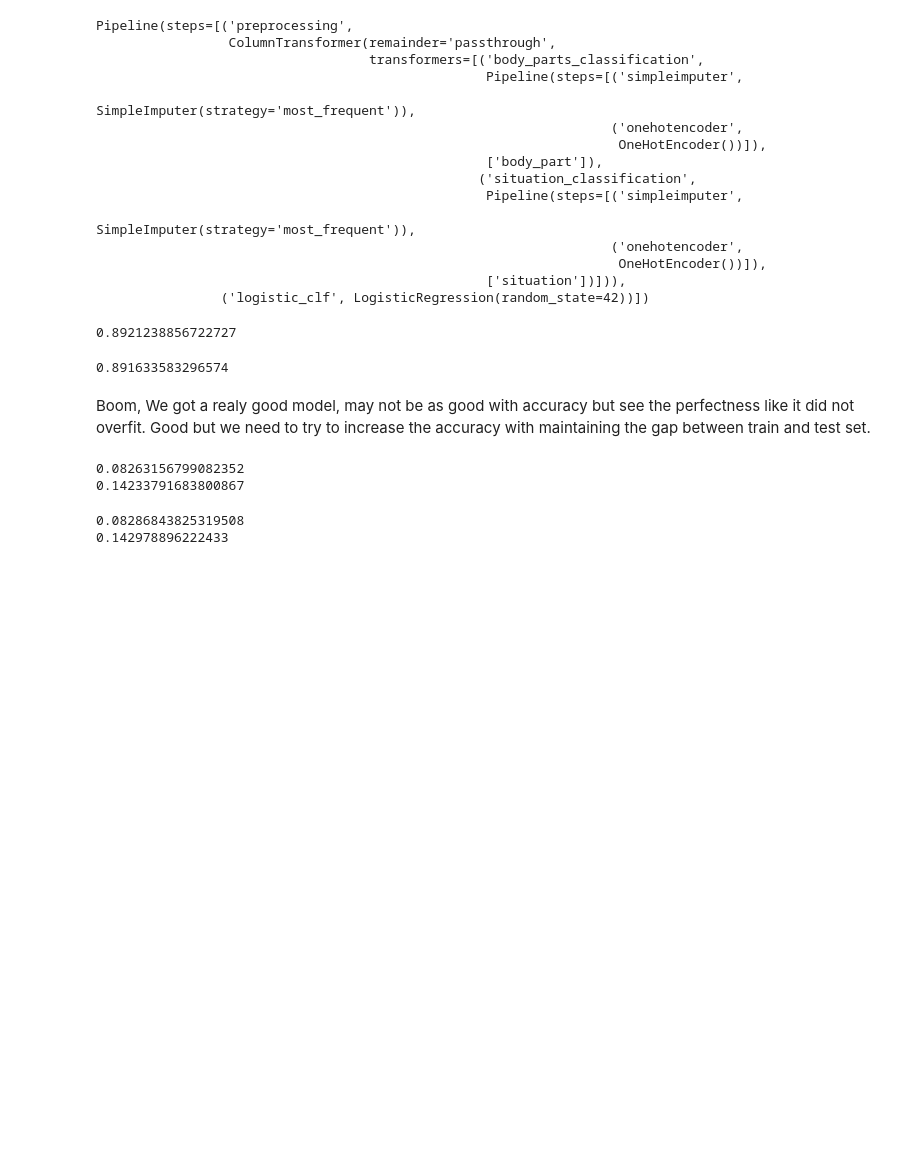
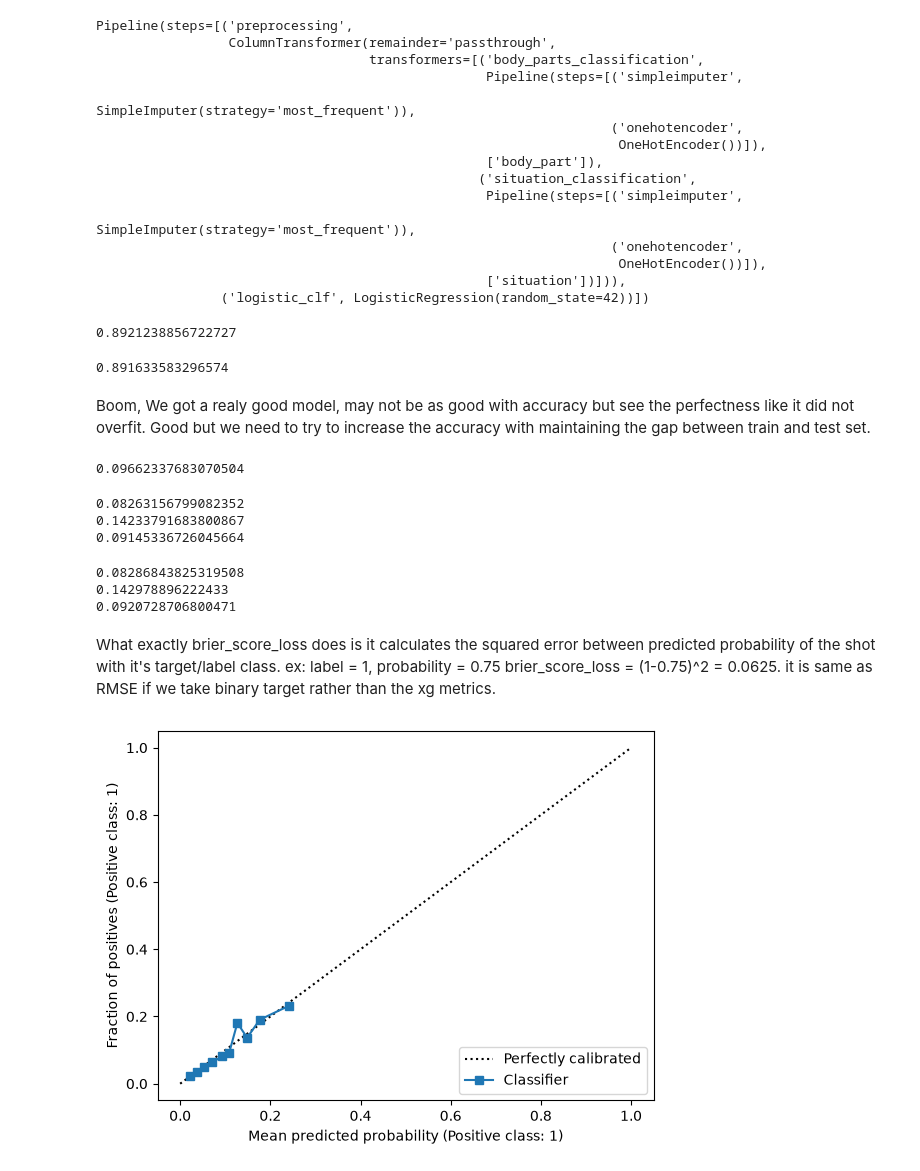
Before and after one commit to AtharvaManale/xG-predict, a Jupyter notebook: notebooks/preprocessing_and_experimentation.ipynb, the cells around one changed output. Saved outputs shown, nothing was run; the diff lists cells and outputs as text; code cells hidden in the pictures; blank space fills up the shorter version.

Commit message:
Performance Metrics: brier_score_loss, calibration

```diff
--- a/notebooks/preprocessing_and_experimentation.ipynb
+++ b/notebooks/preprocessing_and_experimentation.ipynb
@@ -103,19 +104,41 @@ accuracy_score(y_test, predictions)
 0.891633583296574
 # %% [markdown]
 Boom, We got a realy good model, may not be as good with accuracy but see the perfectness like it did not overfit. Good but we need to try to increase the accuracy with maintaining the gap between train and test set.
+# %%
+# baseline understat's xg
+baseline_probablity = np.mean(np.asarray(y_train).ravel())
+baseline_predictions = np.full(len(y_test), baseline_probablity)
+print(brier_score_loss(np.asarray(y_test).ravel(), baseline_predictions))
+# %% [output]
+0.09662337683070504
 # %%
 # predicted xG for trainset
 predicted_xG_train = logistic_pipeline.predict_proba(X_train)[:, 1]
 print(mean_absolute_error(xg_train, predicted_xG_train))
 print(root_mean_squared_error(xg_train, predicted_xG_train))
+actual_goals_train = np.asarray(y_train).ravel()
+print(brier_score_loss(actual_goals_train, predicted_xG_train))
 # %% [output]
 0.08263156799082352
 0.14233791683800867
+0.09145336726045664
 # %%
 # predicted xG for testset
 predicted_xG_test = logistic_pipeline.predict_proba(X_test)[:, 1]
 print(mean_absolute_error(xg_test, predicted_xG_test))
 print(root_mean_squared_error(xg_test, predicted_xG_test))
+actual_goals_test = np.asarray(y_test).ravel()
+print(brier_score_loss(actual_goals_test, predicted_xG_test))
 # %% [output]
 0.08286843825319508
 0.142978896222433
+0.0920728706800471
+# %% [markdown]
+What exactly brier_score_loss does is it calculates the squared error between predicted probability of the shot with it's target/label class.
+ex: label = 1, probability = 0.75
+brier_score_loss = (1-0.75)^2 = 0.0625. it is same as RMSE if we take binary target rather than the xg metrics.
+# %%
+CalibrationDisplay.from_predictions(actual_goals_test, predicted_xG_test, n_bins=10, strategy='quantile')
+plt.show()
+# %% [output]
+[figure, added]
```
Also changed, not shown: parts of 1 cell of this notebook.
